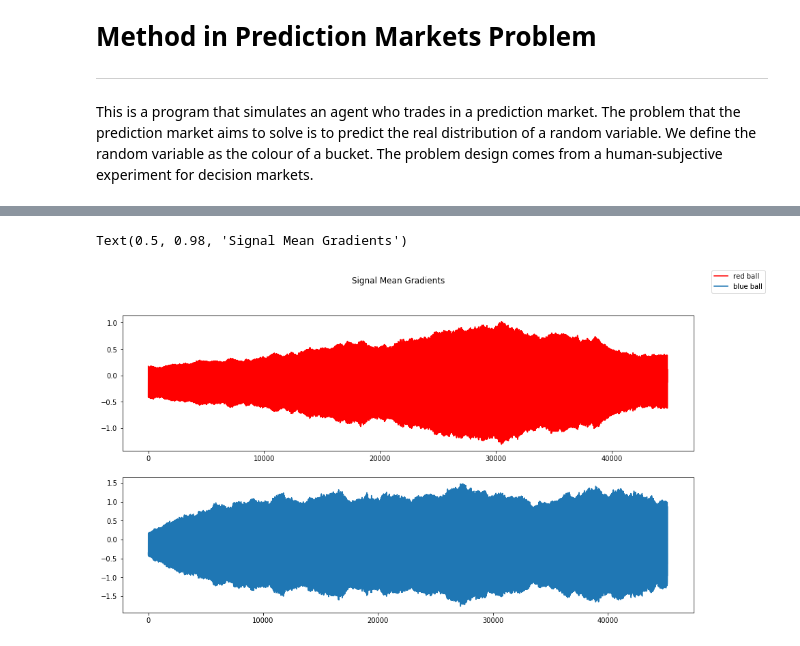
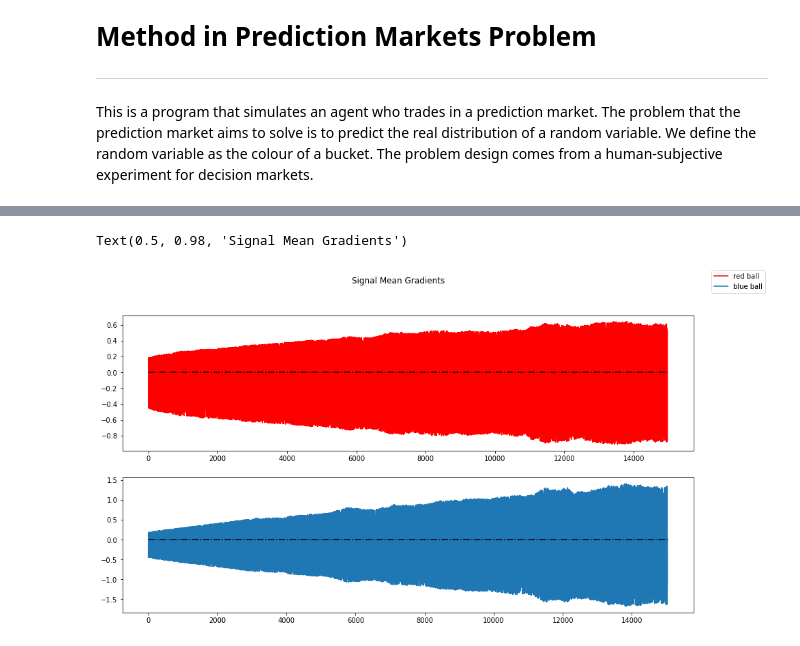
Before and after one commit to realwenlongwang/contexutal-bandits-with-peer-prediction-for-decision-making, a Jupyter notebook: Gradient Bandit with Continous Action Space.ipynb, the cells around one changed output, grey strips where cells are left out. Drawn from its saved outputs; the diff is of its cells as text; code cells hidden in the pictures.

```diff
--- a/Gradient Bandit with Continous Action Space.ipynb
+++ b/Gradient Bandit with Continous Action Space.ipynb
@@ -208,8 +218,11 @@ def gradient_check(agent):
 
     return difference
 # %%
-agent = Agent(feature_shape=[1, 3], learn_rate=0.03)
-training_episodes = 90000
+agent = Agent(feature_shape=[1, 3], learn_rate=0.01)
+training_episodes = 30000
+
+mean_weights_history = np.empty((1, 3))
+std_weights_history = np.empty((1, 3))
 
 r_ball_mean_history = []
 b_ball_mean_history = []
@@ -224,6 +237,16 @@ grad_b_ball_mean_history = np.empty((1, 3))
 grad_r_ball_std_history = np.empty((1, 3))
 grad_b_ball_std_history = np.empty((1, 3))
 
+grad_r_ball_v_mean_history = np.empty((1, 3))
+grad_b_ball_v_mean_history = np.empty((1, 3))
+grad_r_ball_v_std_history = np.empty((1, 3))
+grad_b_ball_v_std_history = np.empty((1, 3))
+
+grad_r_ball_s_mean_history = np.empty((1, 3))
+grad_b_ball_s_mean_history = np.empty((1, 3))
+grad_r_ball_s_std_history = np.empty((1, 3))
+grad_b_ball_s_std_history = np.empty((1, 3))
+
 for t in range(training_episodes):
     prior_red = 0.5
     bucket = Bucket(prior_red)
@@ -237,8 +260,12 @@ for t in range(training_episodes):
 
 #     if signal == 'blue' and t > 0.7 * training_episodes:
 #         R *= 0.7
+
+    mean_weights_history = np.r_[mean_weights_history, agent.w_mean]
+    std_weights_history = np.r_[std_weights_history, agent.w_std]
+
     try:
-        grad_mean, grad_std = agent.update(R, t)
+        grad_mean, grad_std, v_dw_mean_corrected, v_dw_std_corrected, s_dw_mean_corrected, s_dw_std_corrected = agent.update(R, t)
     except ZeroDivisionError:
         tb = traceback.format_exc()
         print(tb)
@@ -249,12 +276,22 @@ for t in range(training_episodes):
         r_ball_std_history.append(agent.report_std)
         grad_r_ball_mean_history = np.r_[grad_r_ball_mean_history, grad_mean]
         grad_r_ball_std_history = np.r_[grad_r_ball_std_history, grad_std]
+        ##########
+        grad_r_ball_v_mean_history = np.r_[grad_r_ball_v_mean_history, v_dw_mean_corrected]
+        grad_r_ball_v_std_history = np.r_[grad_r_ball_v_std_history, v_dw_std_corrected]
+        grad_r_ball_s_mean_history = np.r_[grad_r_ball_s_mean_history, s_dw_mean_corrected]
+        grad_r_ball_s_std_history = np.r_[grad_r_ball_s_std_history, s_dw_std_corrected]
     else:
         b_ball_pred_history.append(report[0])
         b_ball_mean_history.append(agent.report_mean)
         b_ball_std_history.append(agent.report_std)
         grad_b_ball_mean_history = np.r_[grad_b_ball_mean_history, grad_mean]
         grad_b_ball_std_history = np.r_[grad_b_ball_std_history, grad_std]
+        #########
+        grad_b_ball_v_mean_history = np.r_[grad_b_ball_v_mean_history, v_dw_mean_corrected]
+        grad_b_ball_v_std_history = np.r_[grad_b_ball_v_std_history, v_dw_std_corrected]
+        grad_b_ball_s_mean_history = np.r_[grad_b_ball_s_mean_history, s_dw_mean_corrected]
+        grad_b_ball_s_std_history = np.r_[grad_b_ball_s_std_history, s_dw_std_corrected]
 #     mean_history.append(agent.report_mean)
 #     std_history.append(agent.report_std)
 # %%
@@ -314,9 +371,11 @@ Text(0.5, 1.0, 'Standard Diviation')
 # %%
 fig, axs = plt.subplots(2, figsize=(15, 8))
-axs[0].plot(grad_r_ball_mean_history[1:, 0], 'r', label = 'red ball')
-axs[1].plot(grad_b_ball_mean_history[1:, 1],label = 'blue ball')
+axs[0].plot(grad_r_ball_mean_history[1:, 0], 'r', label = 'red ball', zorder=-100)
+axs[1].plot(grad_b_ball_mean_history[1:, 1],label = 'blue ball', zorder=-100)
+axs[0].hlines(y=0, xmin=0, xmax=grad_r_ball_mean_history.shape[0], colors='black', linestyles='dashdot')
+axs[1].hlines(y=0, xmin=0, xmax=grad_b_ball_mean_history.shape[0], colors='black', linestyles='dashdot')
 fig.legend()
 fig.suptitle('Signal Mean Gradients')
 # %% [output]
 Text(0.5, 0.98, 'Signal Mean Gradients')
-[figure, old version]
+[figure, new version]
```
Also changed, not shown: parts of 16 cells of this notebook.
